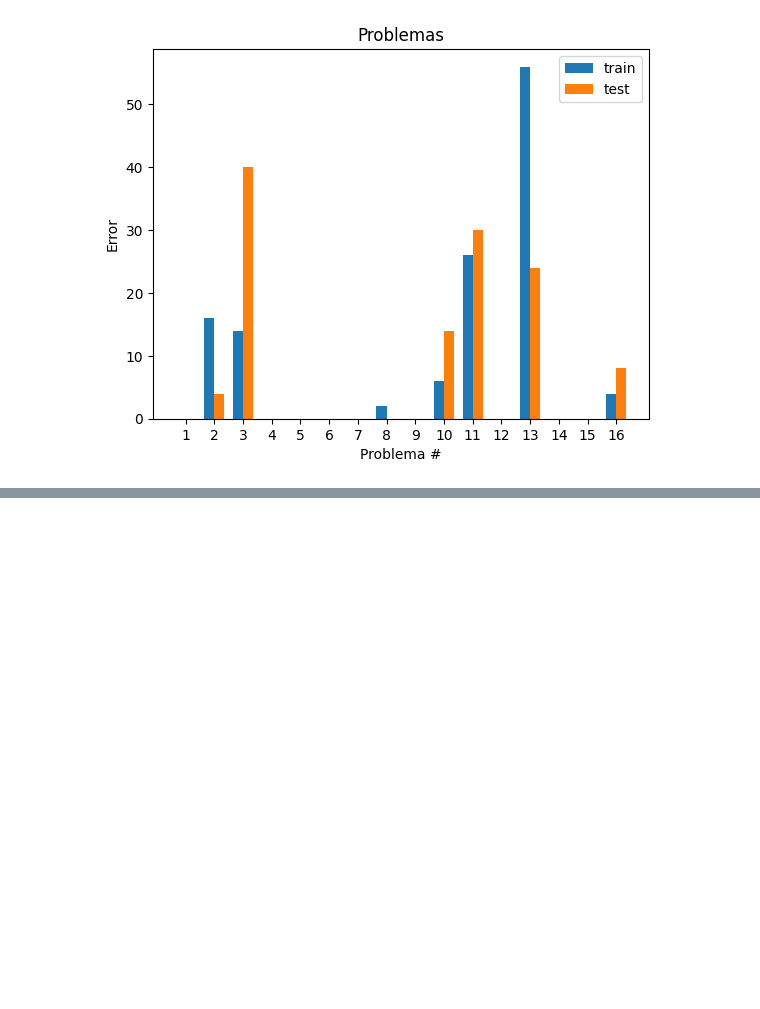
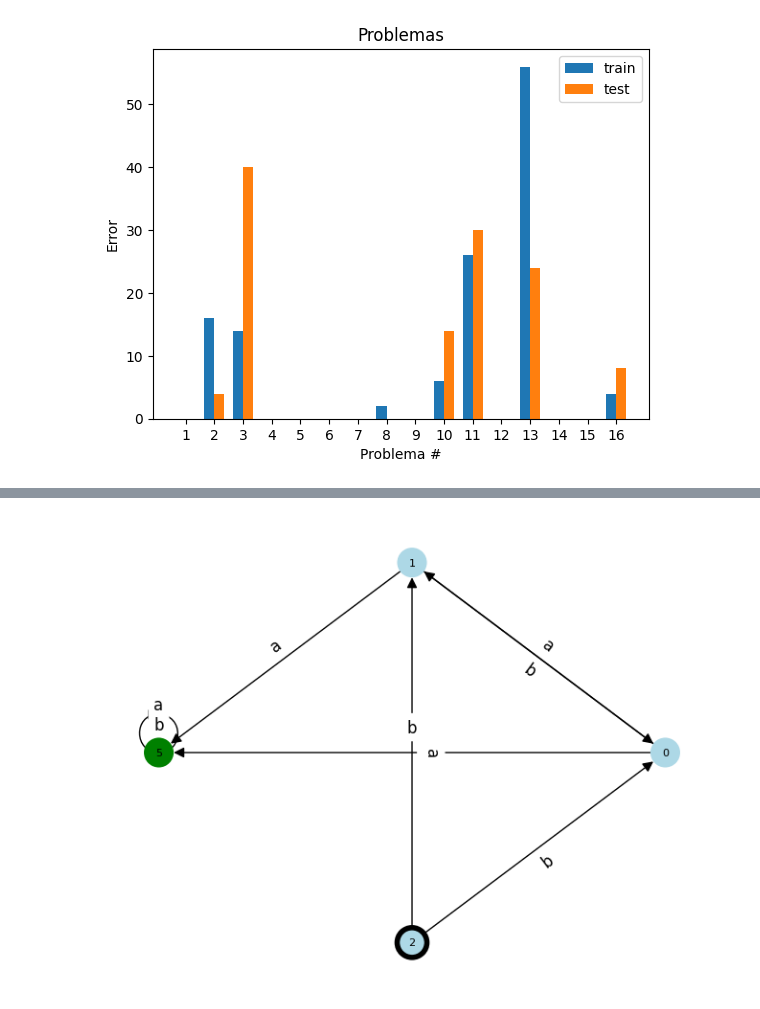
Before and after one commit to darioturco/AutomataLearning, a Jupyter notebook: experiments/test.ipynb, the cells around one changed output, grey strips where cells are left out. Cells and saved outputs as stored; diff of their text form; code cells hidden in the pictures; blank space fills up the shorter version.

```diff
--- a/experiments/test.ipynb
+++ b/experiments/test.ipynb
@@ -159,0 +165,4 @@ automatas[0].show()
+# %%
+automatas_1[15].show()
+# %% [output]
+[figure, added]
```
Also changed, not shown: parts of 15 cells of this notebook, 7 other files.
